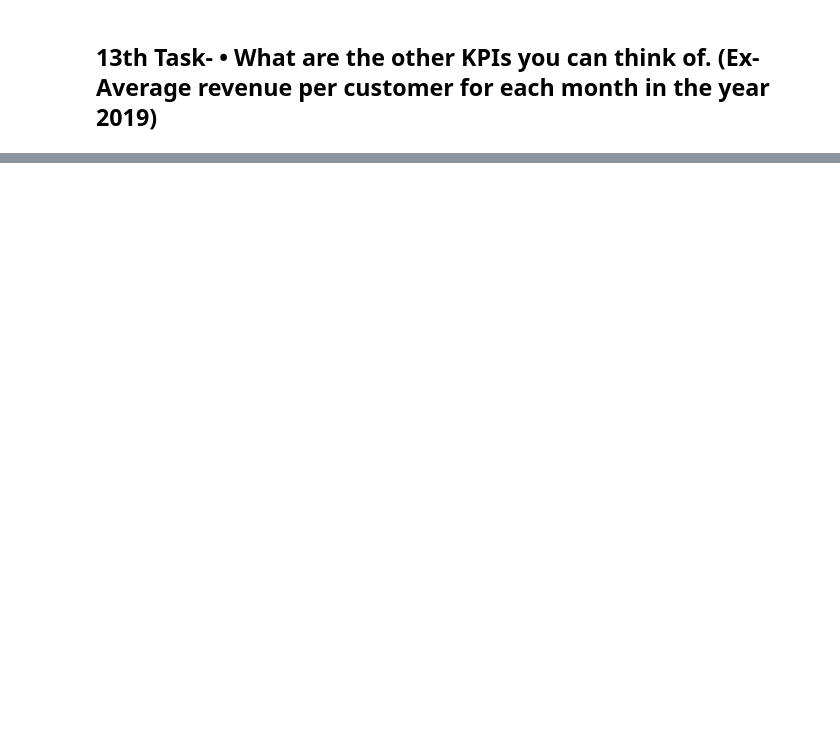
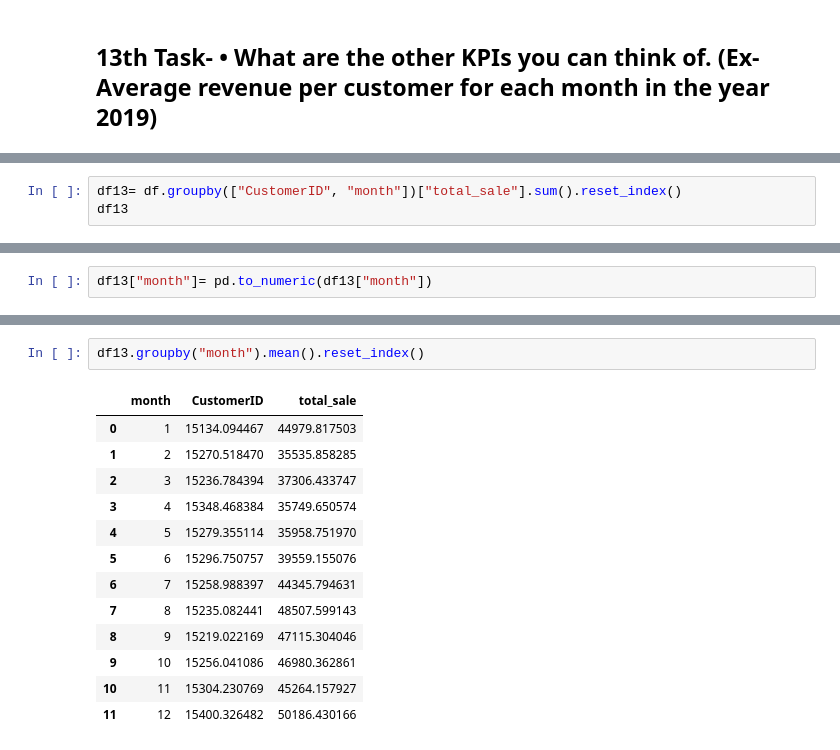
Before and after one commit to selinbulbul/ecommerce-scrape, a Jupyter notebook: New folder/tasks.ipynb, the cells around one changed output, grey strips where cells are left out. Saved outputs shown, nothing was run; the diff lists cells and outputs as text; blank space fills up the shorter version.

```diff
--- a/New folder/tasks.ipynb
+++ b/New folder/tasks.ipynb
@@ -1066,0 +1134,3 @@ df11_2.plot()
+# %%
+df13= df.groupby(["CustomerID", "month"])["total_sale"].sum().reset_index()
+df13
@@ -1066,0 +1151,2 @@ df11_2.plot()
+# %%
+df13["month"]= pd.to_numeric(df13["month"])
@@ -1066,0 +1169,16 @@ df11_2.plot()
+# %%
+df13.groupby("month").mean().reset_index()
+# %% [output]
+|  | month | CustomerID | total_sale |
+| 0 | 1 | 15134.094467 | 44979.817503 |
+| 1 | 2 | 15270.518470 | 35535.858285 |
+| 2 | 3 | 15236.784394 | 37306.433747 |
+| 3 | 4 | 15348.468384 | 35749.650574 |
+| 4 | 5 | 15279.355114 | 35958.751970 |
+| 5 | 6 | 15296.750757 | 39559.155076 |
+| 6 | 7 | 15258.988397 | 44345.794631 |
+| 7 | 8 | 15235.082441 | 48507.599143 |
+| 8 | 9 | 15219.022169 | 47115.304046 |
+| 9 | 10 | 15256.041086 | 46980.362861 |
+| 10 | 11 | 15304.230769 | 45264.157927 |
+| 11 | 12 | 15400.326482 | 50186.430166 |
```
Also changed, not shown: parts of 17 cells of this notebook.
